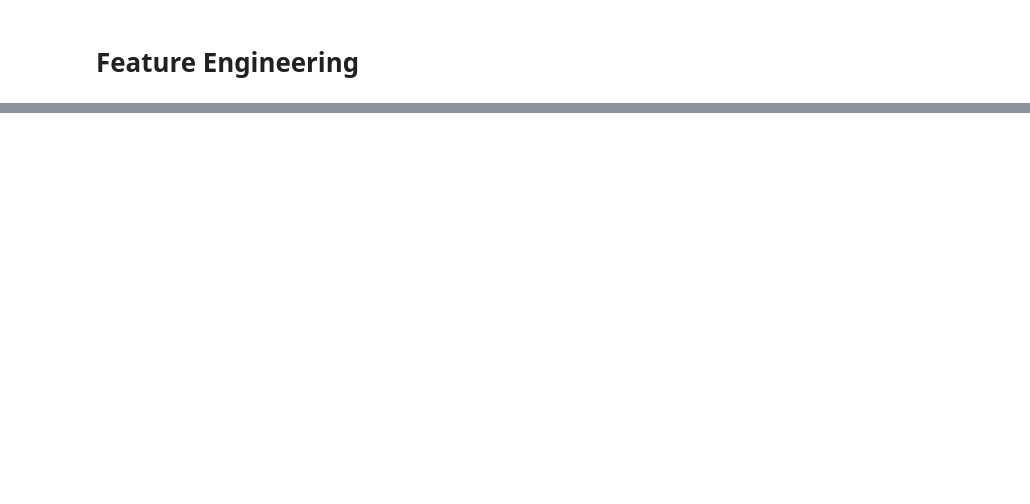
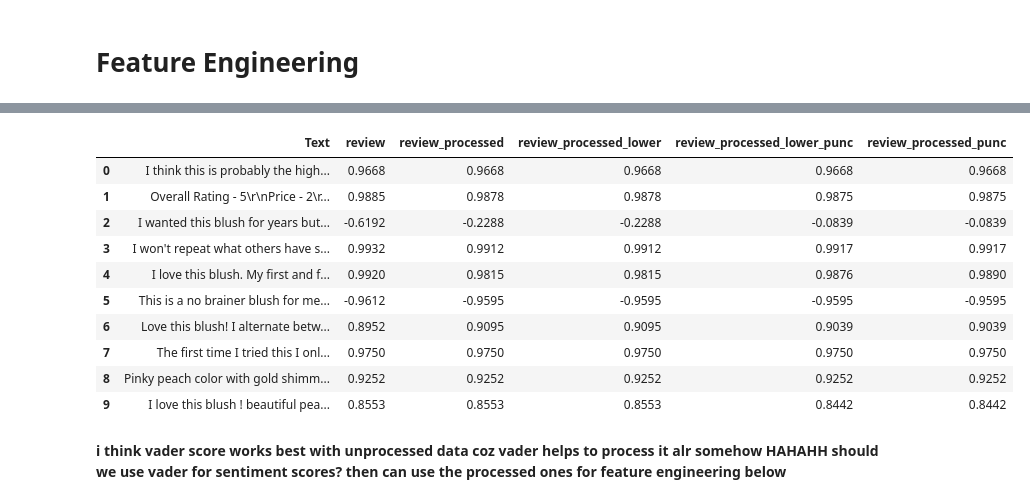
Before and after one commit to kohmin/makeupreviews, a Jupyter notebook: Data Exploration & Preprocessing.ipynb, the cells around one changed output, grey strips where cells are left out. Drawn from its saved outputs; the diff is of its cells as text; code cells hidden in the pictures; blank space fills up the shorter version.

```diff
--- a/Data Exploration & Preprocessing.ipynb
+++ b/Data Exploration & Preprocessing.ipynb
@@ -658,3 +729,32 @@ products['repurchase'] = label_encoder.fit_transform(products['repurchase'])
+# %%
+review_sample_scores = pd.DataFrame(columns = ['Text']+list(review_sample.columns))
+
+for row in range(len(review_sample)):
+    result = {}
+
+    for col in review_sample.columns:
+        vs = analyzer.polarity_scores(review_sample[col].iloc[row])
+        result[col] = vs['compound']
+
+    review_sample_scores = review_sample_scores.append(result, ignore_index=True)
+
+review_sample_scores['Text'] = review_sample['review'].reset_index(drop=True)
+# %%
+review_sample_scores
+# %% [output]
+|  | Text | review | review_processed | review_processed_lower | review_processed_lower_punc | review_processed_punc |
+| 0 | I think this is probably the high... | 0.9668 | 0.9668 | 0.9668 | 0.9668 | 0.9668 |
+| 1 | Overall Rating - 5\r\nPrice - 2\r... | 0.9885 | 0.9878 | 0.9878 | 0.9875 | 0.9875 |
+| 2 | I wanted this blush for years but... | -0.6192 | -0.2288 | -0.2288 | -0.0839 | -0.0839 |
+| 3 | I won't repeat what others have s... | 0.9932 | 0.9912 | 0.9912 | 0.9917 | 0.9917 |
+| 4 | I love this blush. My first and f... | 0.9920 | 0.9815 | 0.9815 | 0.9876 | 0.9890 |
+| 5 | This is a no brainer blush for me... | -0.9612 | -0.9595 | -0.9595 | -0.9595 | -0.9595 |
+| 6 | Love this blush! I alternate betw... | 0.8952 | 0.9095 | 0.9095 | 0.9039 | 0.9039 |
+| 7 | The first time I tried this I onl... | 0.9750 | 0.9750 | 0.9750 | 0.9750 | 0.9750 |
+| 8 | Pinky peach color with gold shimm... | 0.9252 | 0.9252 | 0.9252 | 0.9252 | 0.9252 |
+| 9 | I love this blush ! beautiful pea... | 0.8553 | 0.8553 | 0.8553 | 0.8442 | 0.8442 |
+# %% [markdown]
+**i think vader score works best with unprocessed data coz vader helps to process it alr somehow HAHAHH should we use vader for sentiment scores? then can use the processed ones for feature engineering below**
 # %%
 # Create new features
 products['polarity'] = products['review_processed'].apply(lambda x: TextBlob(x).sentiment.polarity)
```
Also changed, not shown: parts of 38 cells of this notebook.
